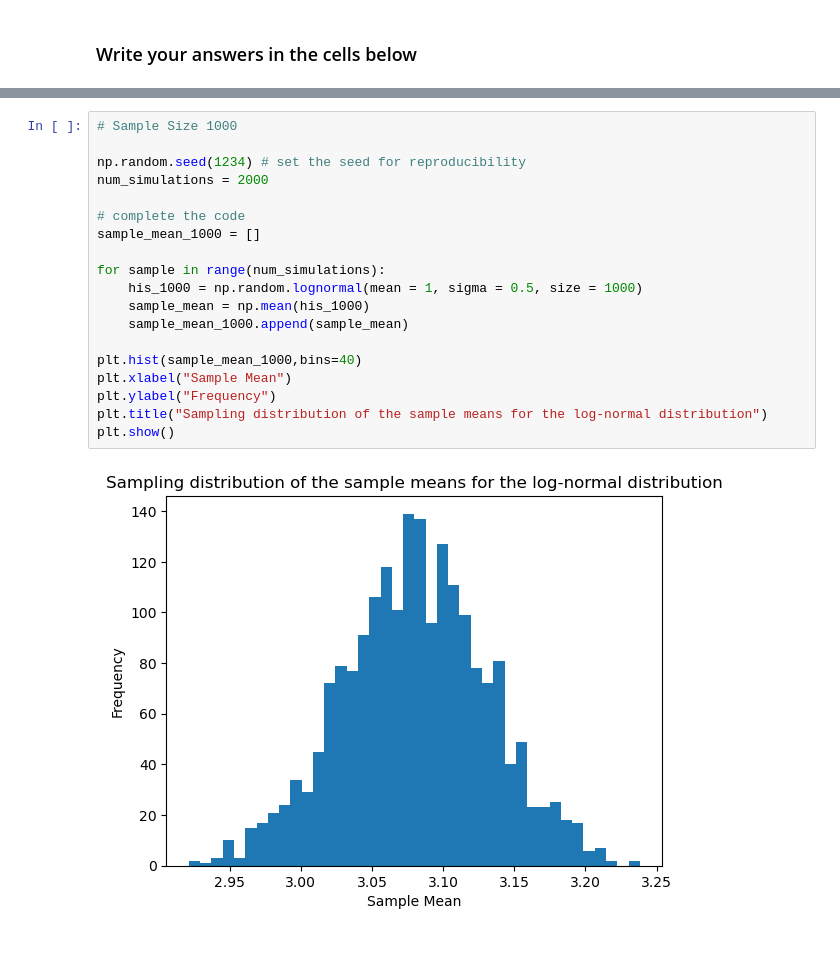
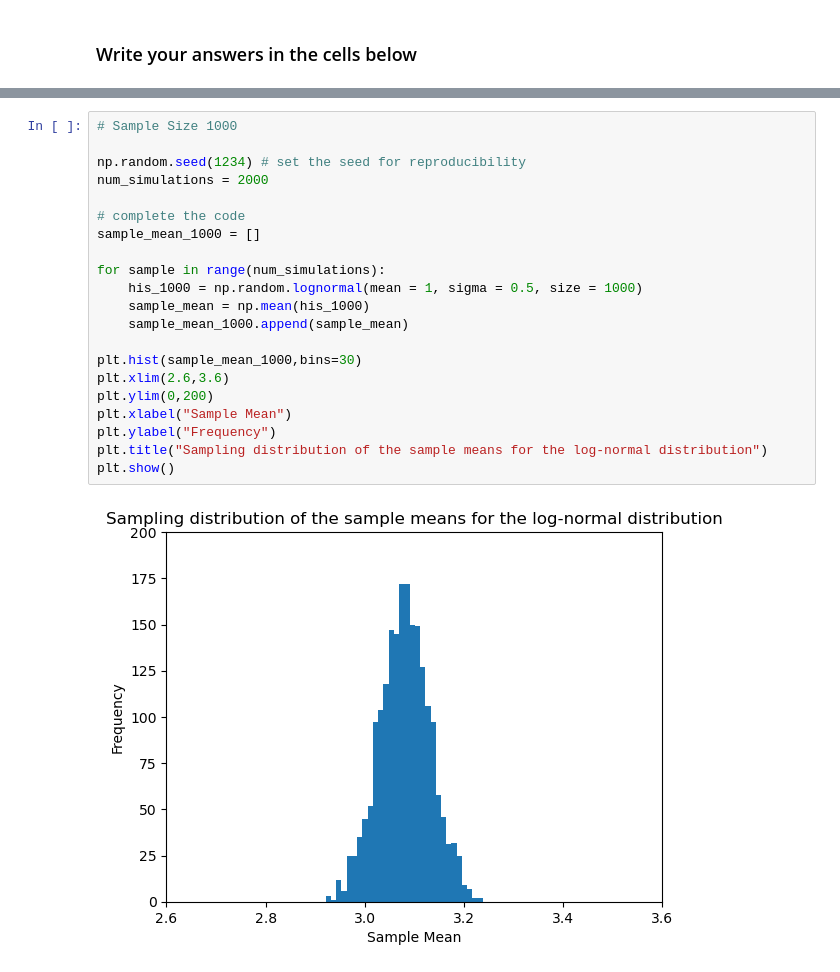
Before and after one commit to Aliceli0/qtm151fall2025, a Jupyter notebook: Assignments/assignment_4/Assignment4.ipynb, the cells around one changed output, grey strips where cells are left out. Cells and saved outputs as stored; diff of their text form.

```diff
--- a/Assignments/assignment_4/Assignment4.ipynb
+++ b/Assignments/assignment_4/Assignment4.ipynb
@@ -203,21 +207,23 @@ plt.show()
 # %%
 # Sample Size 1000
 
 np.random.seed(1234) # set the seed for reproducibility
 num_simulations = 2000
 
 # complete the code
 sample_mean_1000 = []
 
 for sample in range(num_simulations):
     his_1000 = np.random.lognormal(mean = 1, sigma = 0.5, size = 1000)
     sample_mean = np.mean(his_1000)
     sample_mean_1000.append(sample_mean)
 
-plt.hist(sample_mean_1000,bins=40)
+plt.hist(sample_mean_1000,bins=30)
+plt.xlim(2.6,3.6)
+plt.ylim(0,200)
 plt.xlabel("Sample Mean")
 plt.ylabel("Frequency")
 plt.title("Sampling distribution of the sample means for the log-normal distribution")
 plt.show()
 # %% [output]
-[figure, old version]
+[figure, new version]
```
Also changed, not shown: parts of 6 cells of this notebook.
